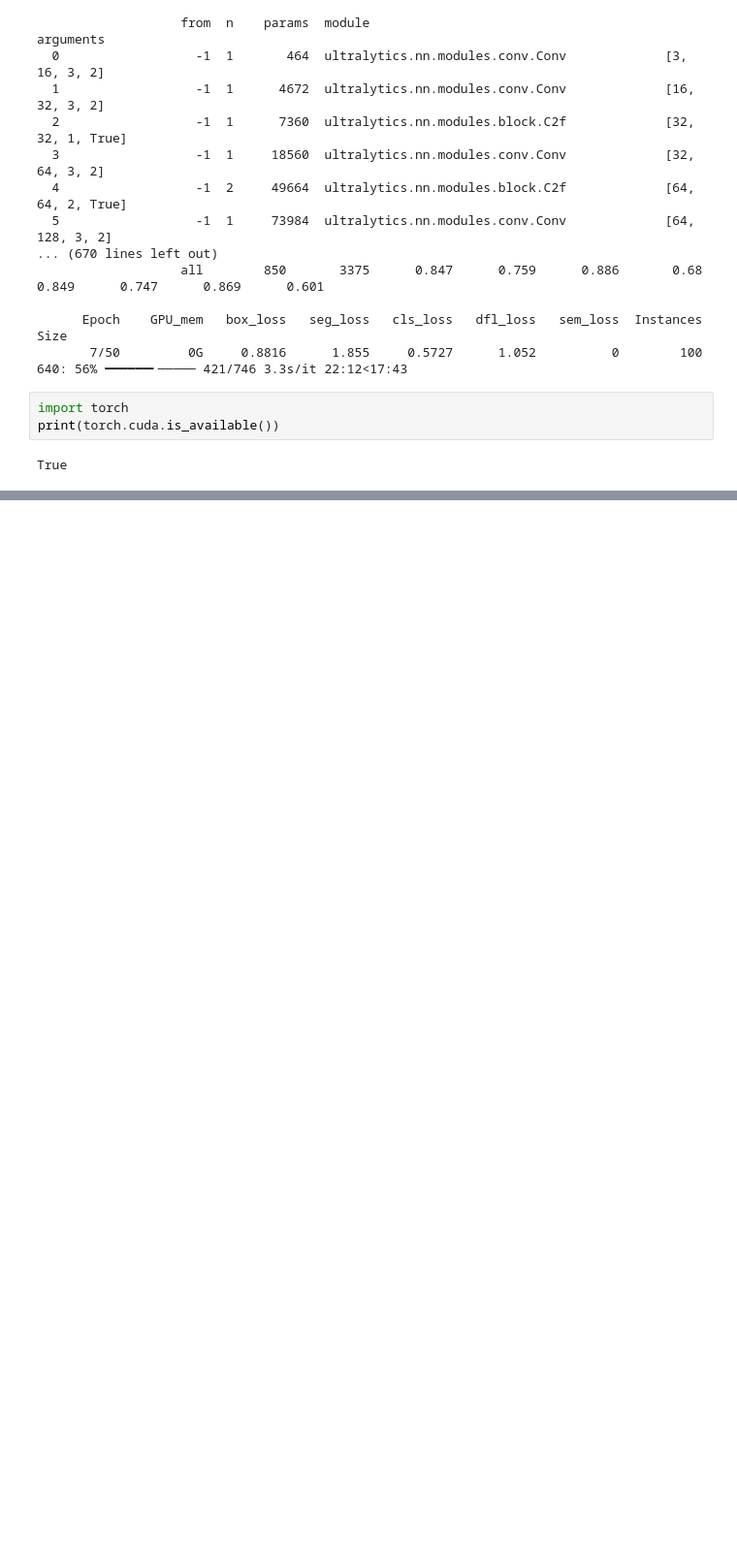
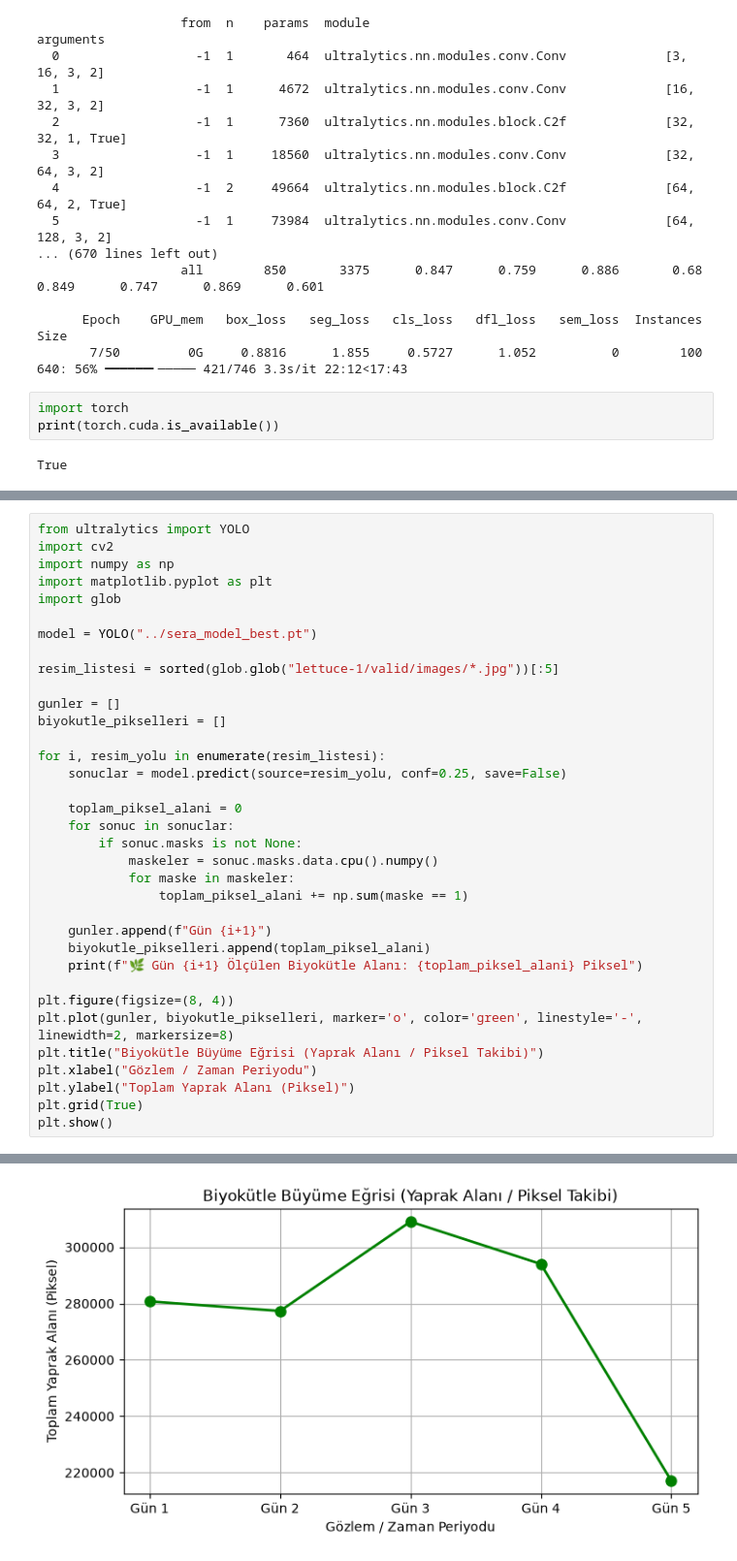
Before and after one commit to iclalolkky/BiyokutleBuyumeTakibi, a Jupyter notebook: notebooks/yolo_veri_hazirligi.ipynb, the cells around one changed output, grey strips where cells are left out. Shown at 97% size. Cells and saved outputs as stored; diff of their text form; blank space fills up the shorter version.

```diff
--- a/notebooks/yolo_veri_hazirligi.ipynb
+++ b/notebooks/yolo_veri_hazirligi.ipynb
@@ -187,0 +250,36 @@ Results saved to C:\Users\iclalolukkaya\PycharmProjects\BiyokutleBuyumeTakibi\ru
+# %%
+from ultralytics import YOLO
+import cv2
+import numpy as np
+import matplotlib.pyplot as plt
+import glob
+
+model = YOLO("../sera_model_best.pt")
+
+resim_listesi = sorted(glob.glob("lettuce-1/valid/images/*.jpg"))[:5]
+
+gunler = []
+biyokutle_pikselleri = []
+
+for i, resim_yolu in enumerate(resim_listesi):
+    sonuclar = model.predict(source=resim_yolu, conf=0.25, save=False)
+
+    toplam_piksel_alani = 0
+    for sonuc in sonuclar:
+        if sonuc.masks is not None:
+            maskeler = sonuc.masks.data.cpu().numpy()
+            for maske in maskeler:
+                toplam_piksel_alani += np.sum(maske == 1)
+
+    gunler.append(f"Gün {i+1}")
+    biyokutle_pikselleri.append(toplam_piksel_alani)
+    print(f"🌿 Gün {i+1} Ölçülen Biyokütle Alanı: {toplam_piksel_alani} Piksel")
+
+plt.figure(figsize=(8, 4))
+plt.plot(gunler, biyokutle_pikselleri, marker='o', color='green', linestyle='-', linewidth=2, markersize=8)
+plt.title("Biyokütle Büyüme Eğrisi (Yaprak Alanı / Piksel Takibi)")
+plt.xlabel("Gözlem / Zaman Periyodu")
+plt.ylabel("Toplam Yaprak Alanı (Piksel)")
+plt.grid(True)
+plt.show()
+# %% [output]
@@ -187,0 +305 @@ Results saved to C:\Users\iclalolukkaya\PycharmProjects\BiyokutleBuyumeTakibi\ru
+[figure, added]
```
Also changed, not shown: parts of 3 cells of this notebook.
